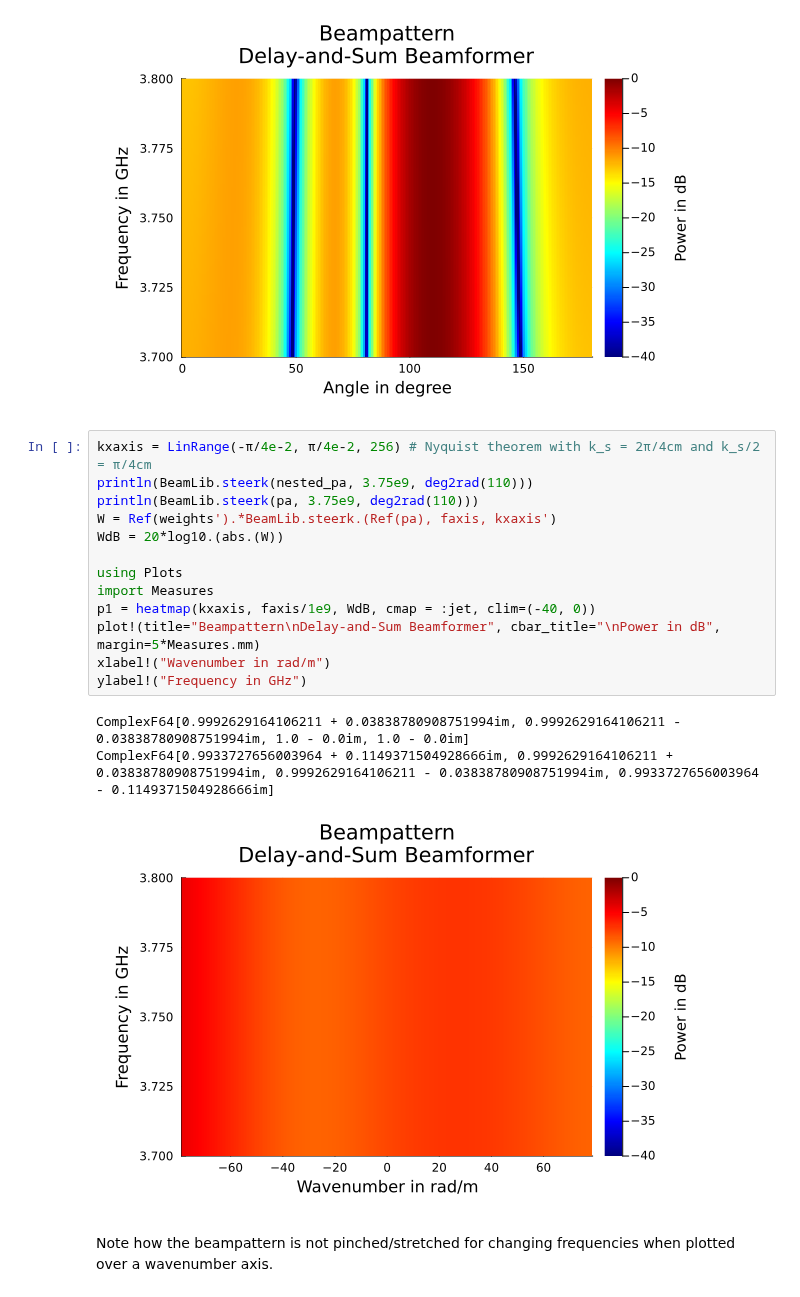
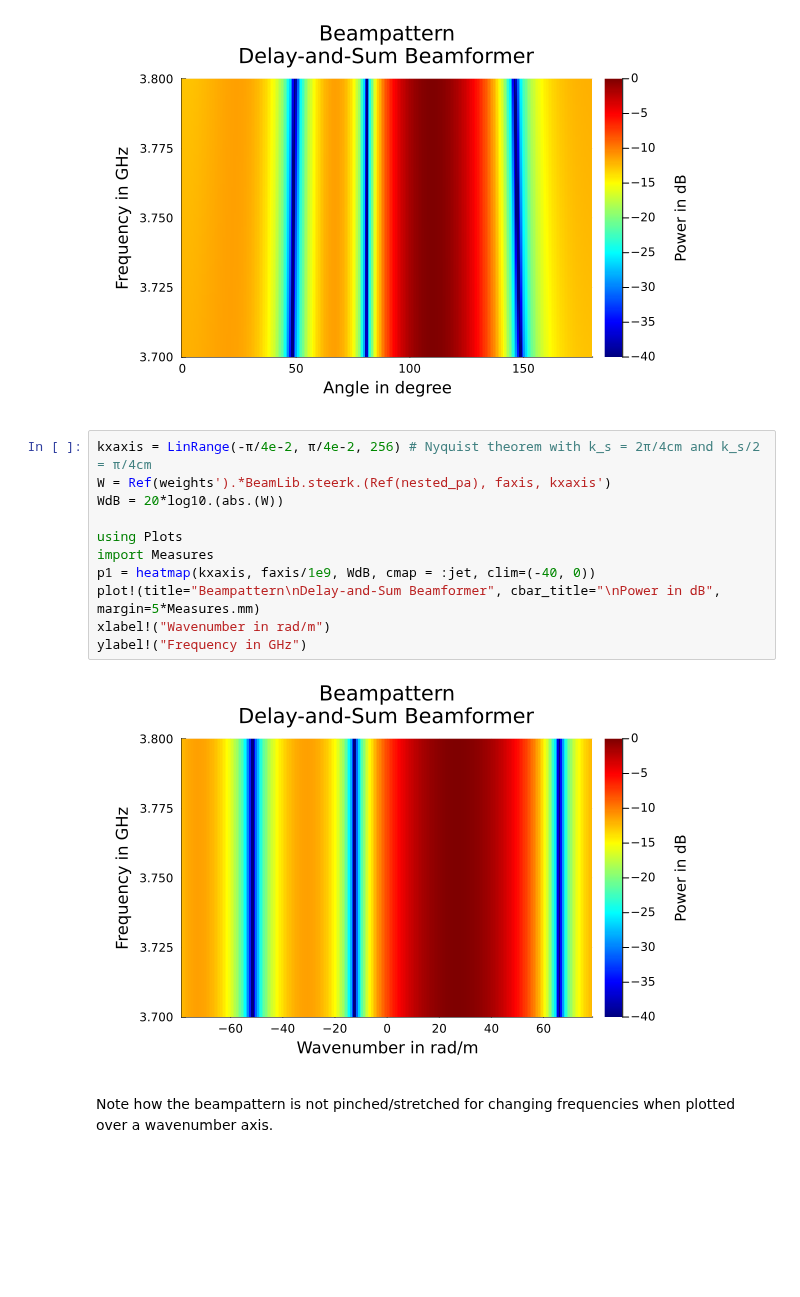
Before and after one commit to Matt266/beamlib, a Jupyter notebook: examples/NestedArray.ipynb, the cells around one changed output. Drawn from its saved outputs; the diff is of its cells as text; blank space fills up the shorter version.

Commit message:
Added example for NestedArray

```diff
--- a/examples/NestedArray.ipynb
+++ b/examples/NestedArray.ipynb
@@ -32,20 +32,16 @@ ylabel!("Frequency in GHz")
 [figure]
 # %%
 kxaxis = LinRange(-π/4e-2, π/4e-2, 256) # Nyquist theorem with k_s = 2π/4cm and k_s/2 = π/4cm
-println(BeamLib.steerk(nested_pa, 3.75e9, deg2rad(110)))
-println(BeamLib.steerk(pa, 3.75e9, deg2rad(110)))
-W = Ref(weights').*BeamLib.steerk.(Ref(pa), faxis, kxaxis')
+W = Ref(weights').*BeamLib.steerk.(Ref(nested_pa), faxis, kxaxis')
 WdB = 20*log10.(abs.(W))
 
 using Plots
 import Measures
 p1 = heatmap(kxaxis, faxis/1e9, WdB, cmap = :jet, clim=(-40, 0))
 plot!(title="Beampattern\nDelay-and-Sum Beamformer", cbar_title="\nPower in dB", margin=5*Measures.mm)
 xlabel!("Wavenumber in rad/m")
 ylabel!("Frequency in GHz")
 # %% [output]
-ComplexF64[0.9992629164106211 + 0.03838780908751994im, 0.9992629164106211 - 0.03838780908751994im, 1.0 - 0.0im, 1.0 - 0.0im]
-ComplexF64[0.9933727656003964 + 0.1149371504928666im, 0.9992629164106211 + 0.03838780908751994im, 0.9992629164106211 - 0.03838780908751994im, 0.9933727656003964 - 0.1149371504928666im]
-[figure, old version]
+[figure, new version]
 # %% [markdown]
 Note how the beampattern is not pinched/stretched for changing frequencies when plotted over a wavenumber axis.
```
Also changed, not shown: 1 other file.
